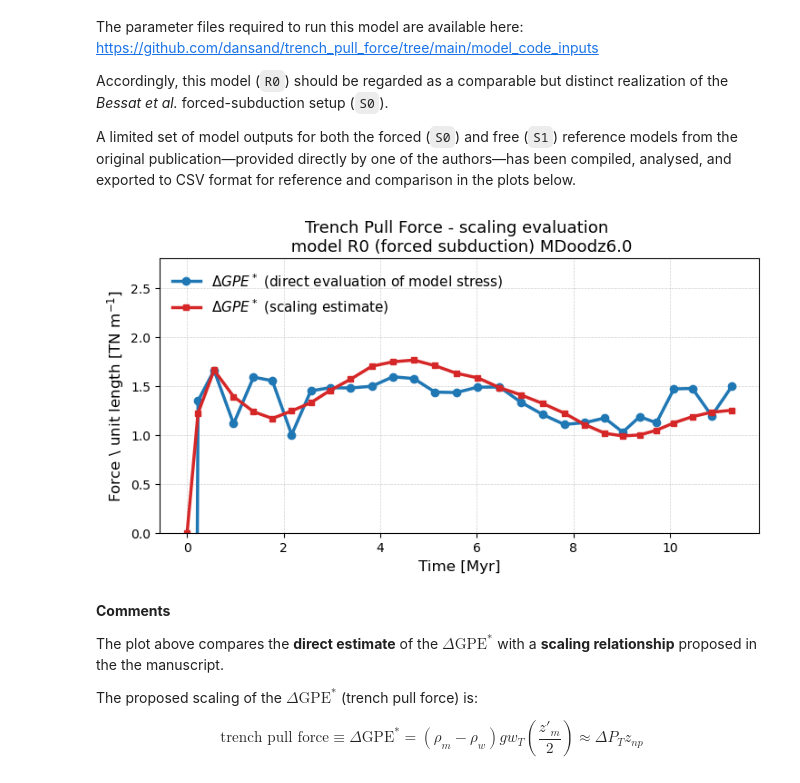
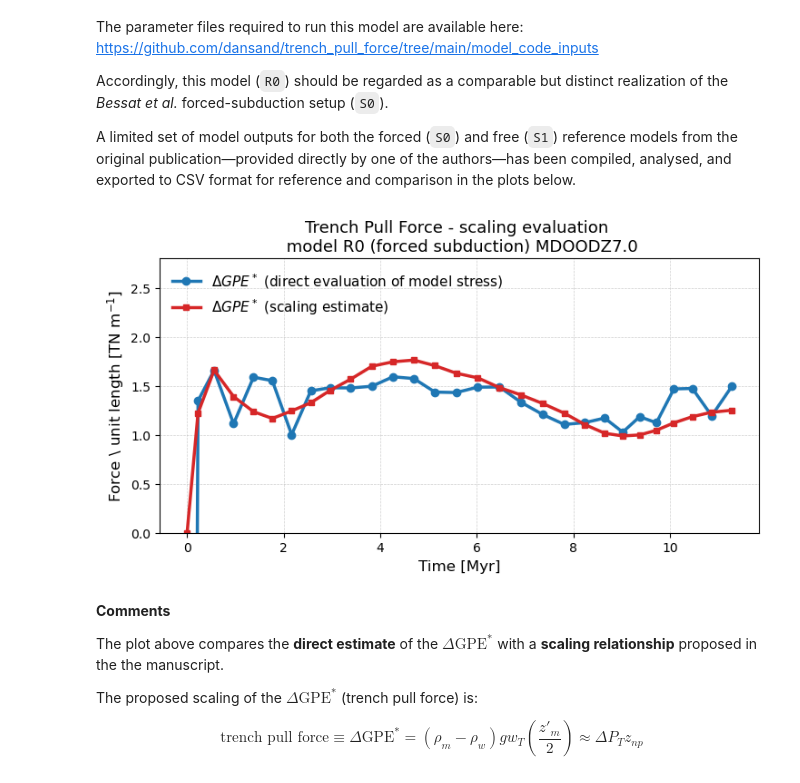
Before and after one commit to dansand/trench_pull_force, a Jupyter notebook: model_analysis/run_temporal_analysis.ipynb, the cells around one changed output. Cells and saved outputs as stored; diff of their text form; code cells hidden in the pictures.

```diff
--- a/model_analysis/run_temporal_analysis.ipynb
+++ b/model_analysis/run_temporal_analysis.ipynb
@@ -117,35 +117,36 @@ dfR0 = pd.read_csv("./outputs/MD7_R0.csv")
 # ΔGPE*(xᵢ) vs time — direct model vs scaling estimate
 fig, ax = plt.subplots(figsize=(7.5, 4.2))
 
 # Direct model result — deep blue
 ax.plot(
     dfR0["time_Myr"], dfR0["delta_gpe"],
     marker='o', color='#1f77b4', lw=2.5, ms=6,
     label=r'$\Delta GPE^*$ (direct evaluation of model stress)'
 )
 
 # Scaling estimate — strong orange
 ax.plot(
     dfR0["time_Myr"], dfR0["trench_gpe_est"],
     marker='s', color='#d62728', lw=2.5, ms=5,
     label=r'$\Delta GPE^*$ (scaling estimate)'
 )
 
 # Labels and title
 ax.set_xlabel("Time [Myr]", fontsize=12)
 ax.set_ylabel(r"Force \ unit length [TN m$^{-1}$]", fontsize=12)
-ax.set_title("Trench Pull Force - scaling evaluation \n model R0 (forced subduction) MDoodz6.0", fontsize=13)
+ax.set_title("Trench Pull Force - scaling evaluation \n model R0 (forced subduction) MDOODZ7.0", fontsize=13)
 
 # Aesthetics
 ax.grid(True, which='both', ls='--', lw=0.5, alpha=0.6)
 ax.tick_params(axis='both', labelsize=10)
 ax.set_ylim(bottom=0)
 ax.legend(frameon=False, fontsize=11, loc='upper left')
 
 fig.tight_layout()
 plt.show()
+#fig.savefig("./gpe_est.png")
 # %% [output]
-[figure, old version]
+[figure, new version]
 # %% [markdown]
 **Comments**
 
```
Also changed, not shown: parts of 8 cells of this notebook, 1 other file.
